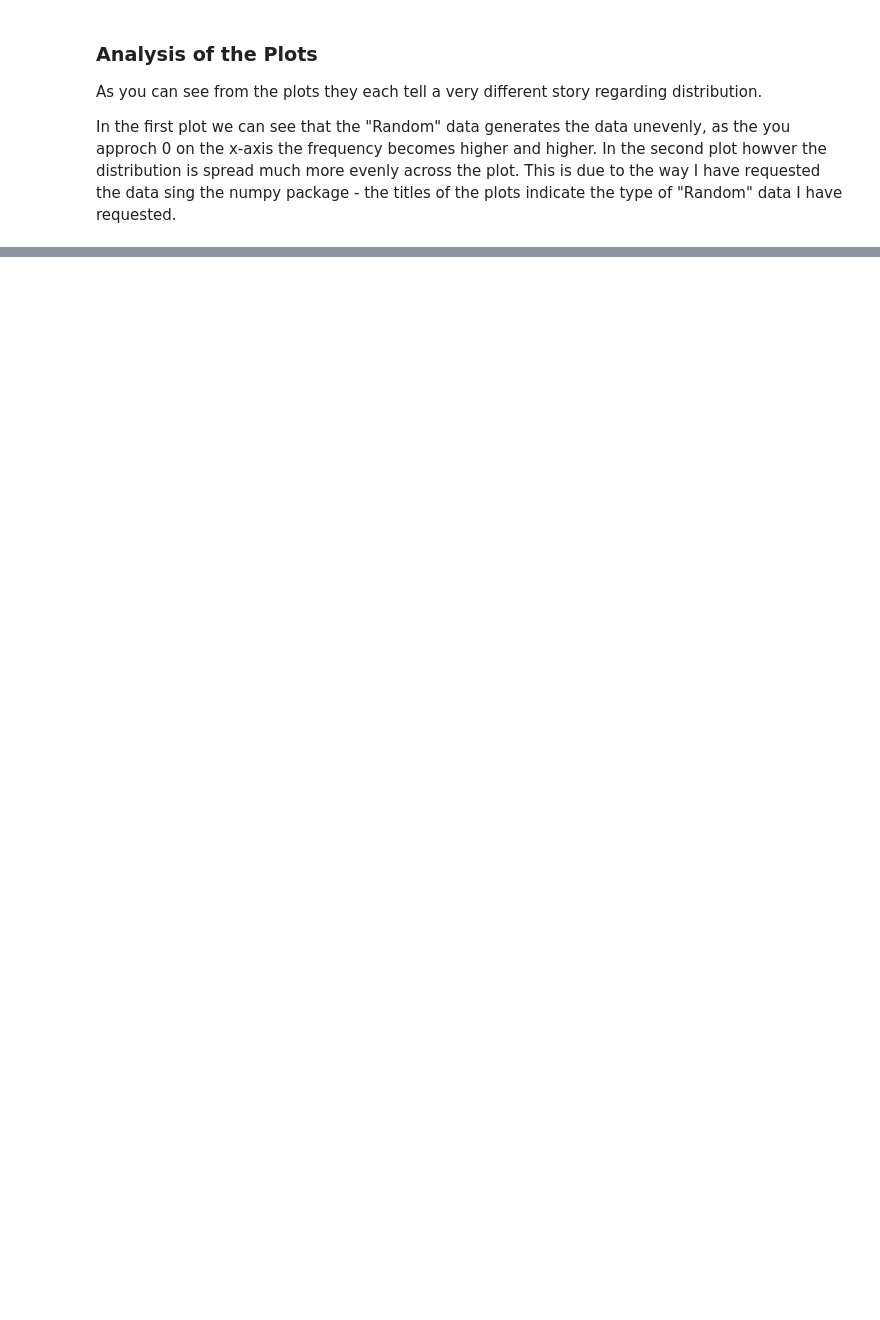
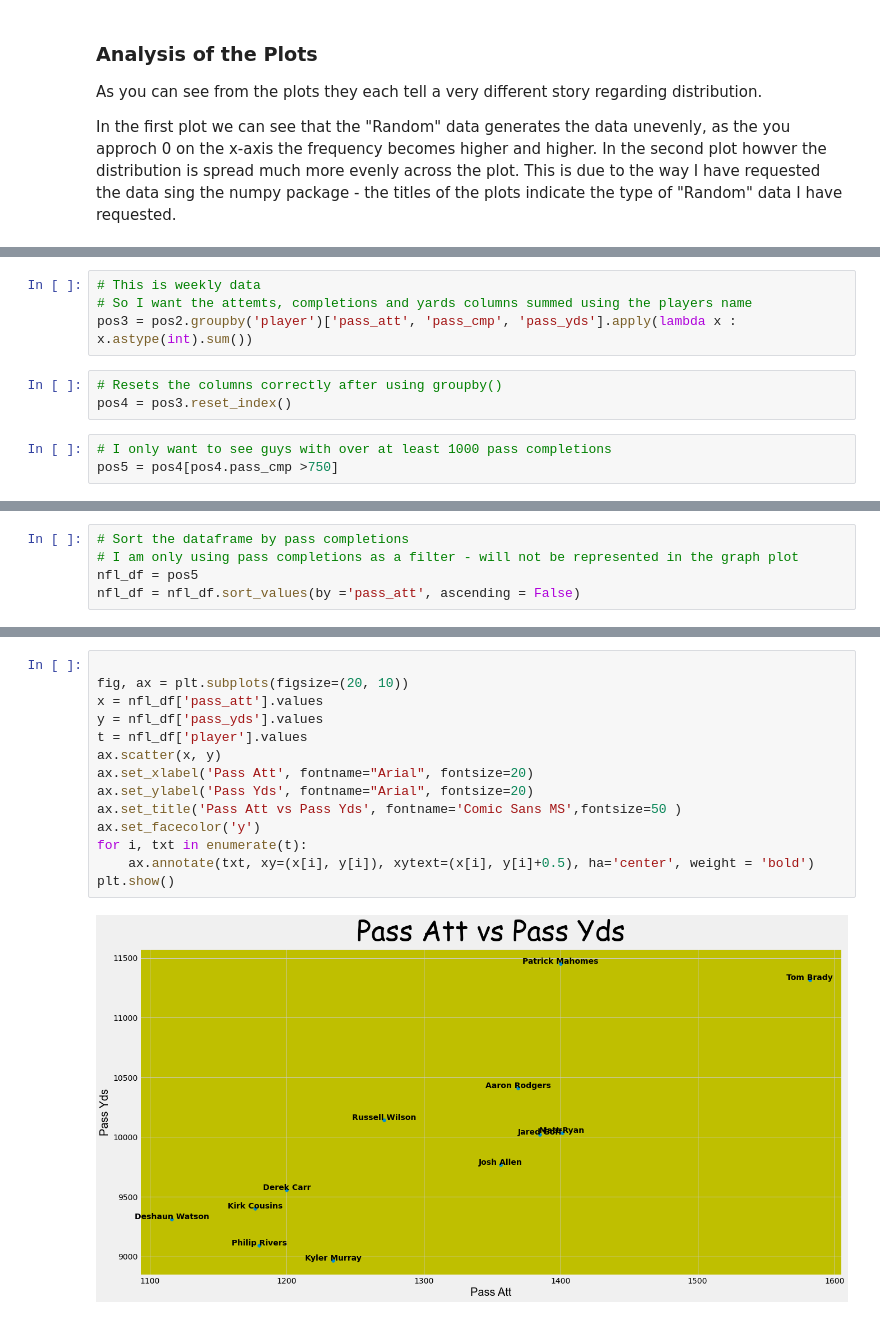
Before and after one commit to Lynch08/Fundementals_Of_Data_Analysis, a Jupyter notebook: pyplot.ipynb, the cells around one changed output, grey strips where cells are left out. Saved outputs shown, nothing was run; the diff lists cells and outputs as text; blank space fills up the shorter version.

```diff
--- a/pyplot.ipynb
+++ b/pyplot.ipynb
@@ -78,0 +146,10 @@ lgnd.get_frame().set_facecolor('#ffb19a')
+# %%
+# This is weekly data
+# So I want the attemts, completions and yards columns summed using the players name
+pos3 = pos2.groupby('player')['pass_att', 'pass_cmp', 'pass_yds'].apply(lambda x : x.astype(int).sum())
+# %%
+# Resets the columns correctly after using groupby()
+pos4 = pos3.reset_index()
+# %%
+# I only want to see guys with over at least 1000 pass completions
+pos5 = pos4[pos4.pass_cmp >750]
@@ -78,0 +173,5 @@ lgnd.get_frame().set_facecolor('#ffb19a')
+# %%
+# Sort the dataframe by pass completions
+# I am only using pass completions as a filter - will not be represented in the graph plot
+nfl_df = pos5
+nfl_df = nfl_df.sort_values(by ='pass_att', ascending = False)
@@ -78,0 +195,16 @@ lgnd.get_frame().set_facecolor('#ffb19a')
+# %%
+
+fig, ax = plt.subplots(figsize=(20, 10))
+x = nfl_df['pass_att'].values
+y = nfl_df['pass_yds'].values
+t = nfl_df['player'].values
+ax.scatter(x, y)
+ax.set_xlabel('Pass Att', fontname="Arial", fontsize=20)
+ax.set_ylabel('Pass Yds', fontname="Arial", fontsize=20)
+ax.set_title('Pass Att vs Pass Yds', fontname='Comic Sans MS',fontsize=50 )
+ax.set_facecolor('y')
+for i, txt in enumerate(t):
+    ax.annotate(txt, xy=(x[i], y[i]), xytext=(x[i], y[i]+0.5), ha='center', weight = 'bold')
+plt.show()
+# %% [output]
+[figure, added]
```
Also changed, not shown: parts of 19 cells of this notebook, 4 other files.
